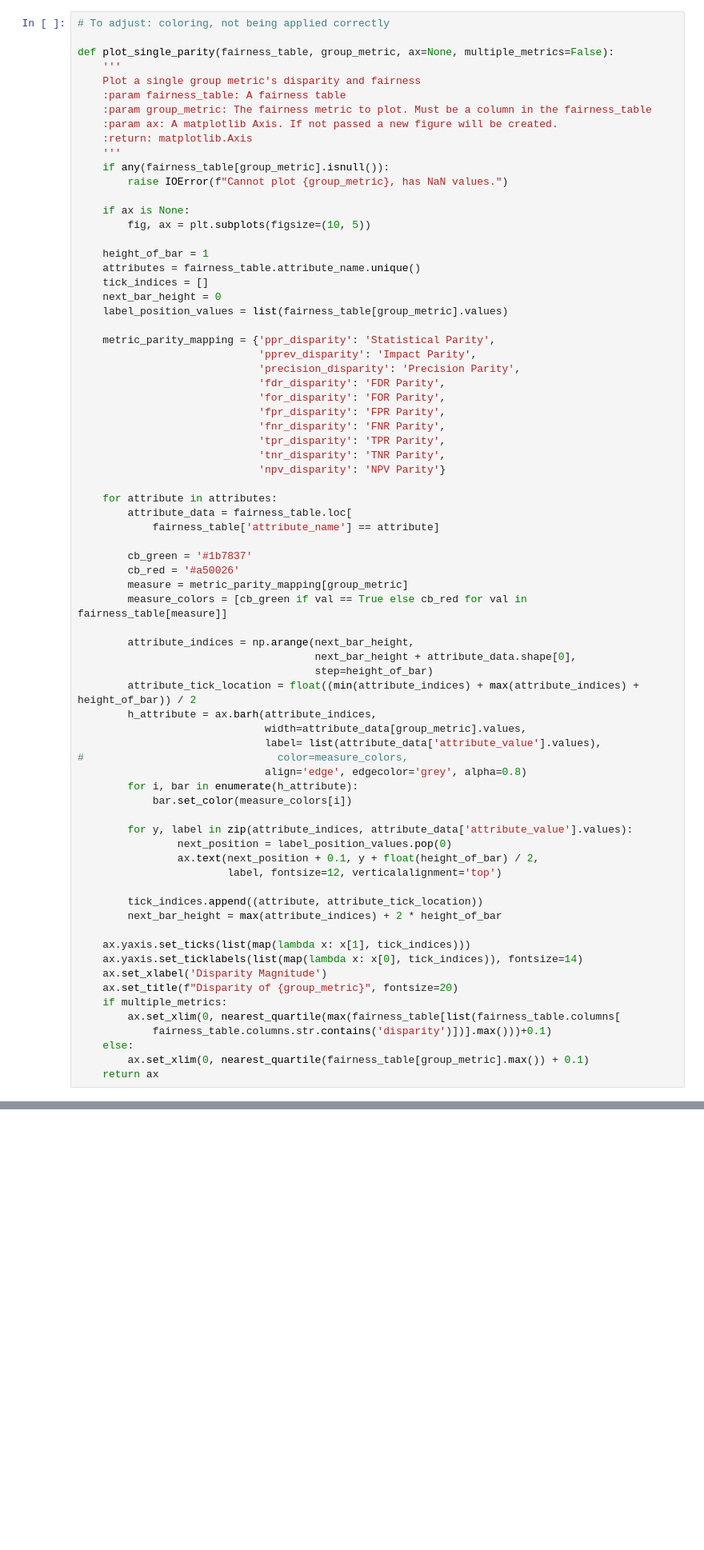
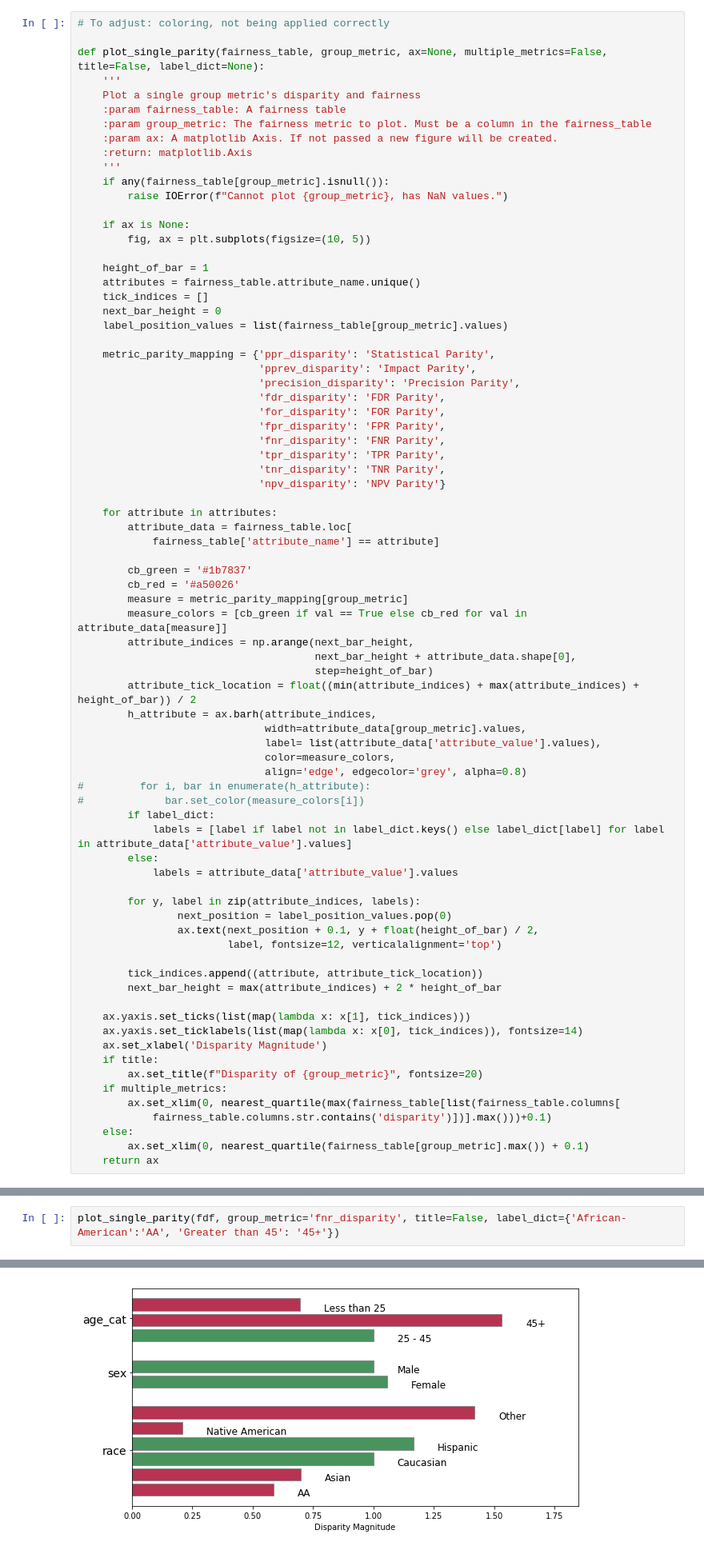
Before and after one commit to dssg/aequitas, a Jupyter notebook: docs/source/examples/compas_demo.ipynb, the cells around one changed output, grey strips where cells are left out. Shown at 80% size. Drawn from its saved outputs; the diff is of its cells as text; blank space fills up the shorter version.

Commit message:
colors adjusted

```diff
--- a/docs/source/examples/compas_demo.ipynb
+++ b/docs/source/examples/compas_demo.ipynb
@@ -585,7 +613,7 @@ See the caveats in the documentation: http://pandas.pydata.org/pandas-docs/stabl
 # %%
 # To adjust: coloring, not being applied correctly
 
-def plot_single_parity(fairness_table, group_metric, ax=None, multiple_metrics=False):
+def plot_single_parity(fairness_table, group_metric, ax=None, multiple_metrics=False, title=False, label_dict=None):
     '''
     Plot a single group metric's disparity and fairness
     :param fairness_table: A fairness table
@@ -623,8 +651,7 @@ def plot_single_parity(fairness_table, group_metric, ax=None, multiple_metrics=F
         cb_green = '#1b7837'
         cb_red = '#a50026'
         measure = metric_parity_mapping[group_metric]
-        measure_colors = [cb_green if val == True else cb_red for val in fairness_table[measure]]
-
+        measure_colors = [cb_green if val == True else cb_red for val in attribute_data[measure]]
         attribute_indices = np.arange(next_bar_height,
                                       next_bar_height + attribute_data.shape[0],
                                       step=height_of_bar)
@@ -632,12 +659,16 @@ def plot_single_parity(fairness_table, group_metric, ax=None, multiple_metrics=F
         h_attribute = ax.barh(attribute_indices,
                               width=attribute_data[group_metric].values,
                               label= list(attribute_data['attribute_value'].values),
-#                               color=measure_colors,
+                              color=measure_colors,
                               align='edge', edgecolor='grey', alpha=0.8)
-        for i, bar in enumerate(h_attribute):
-            bar.set_color(measure_colors[i])
+#         for i, bar in enumerate(h_attribute):
+#             bar.set_color(measure_colors[i])
+        if label_dict:
+            labels = [label if label not in label_dict.keys() else label_dict[label] for label in attribute_data['attribute_value'].values]
+        else:
+            labels = attribute_data['attribute_value'].values
 
-        for y, label in zip(attribute_indices, attribute_data['attribute_value'].values):
+        for y, label in zip(attribute_indices, labels):
                 next_position = label_position_values.pop(0)
                 ax.text(next_position + 0.1, y + float(height_of_bar) / 2,
                         label, fontsize=12, verticalalignment='top')
@@ -648,7 +679,8 @@ def plot_single_parity(fairness_table, group_metric, ax=None, multiple_metrics=F
     ax.yaxis.set_ticks(list(map(lambda x: x[1], tick_indices)))
     ax.yaxis.set_ticklabels(list(map(lambda x: x[0], tick_indices)), fontsize=14)
     ax.set_xlabel('Disparity Magnitude')
-    ax.set_title(f"Disparity of {group_metric}", fontsize=20)
+    if title:
+        ax.set_title(f"Disparity of {group_metric}", fontsize=20)
     if multiple_metrics:
         ax.set_xlim(0, nearest_quartile(max(fairness_table[list(fairness_table.columns[
             fairness_table.columns.str.contains('disparity')])].max()))+0.1)
@@ -662,0 +690,3 @@ plot_single_parity(fdf, group_metric='fnr_disparity')
+# %%
+plot_single_parity(fdf, group_metric='fnr_disparity', title=False, label_dict={'African-American':'AA', 'Greater than 45': '45+'})
+# %% [output]
@@ -663,3 +694,4 @@ plot_single_parity(fdf, group_metric='fnr_disparity')
+[figure, added]
 # %%
 import math
 
```
Also changed, not shown: parts of 26 cells of this notebook.
